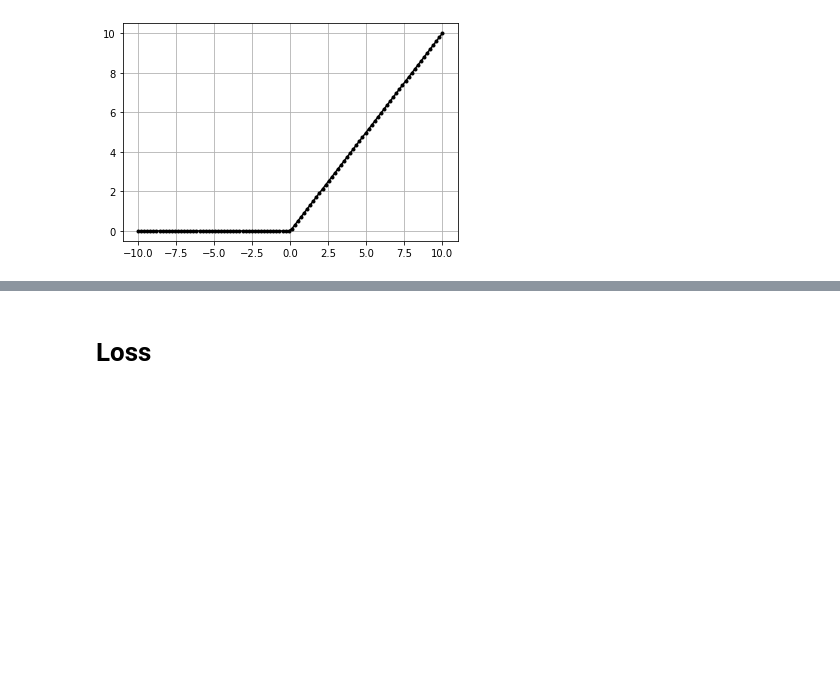
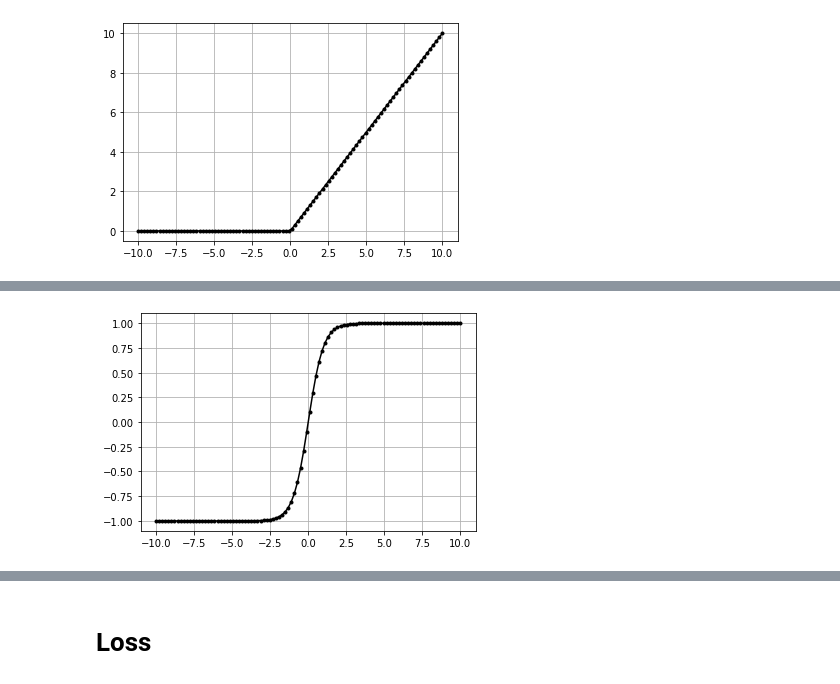
Before and after one commit to NishantBaheti/DeepLearningGuideBook, a Jupyter notebook: notebooks/ann.ipynb, the cells around one changed output, grey strips where cells are left out. Cells and saved outputs as stored; diff of their text form; code cells hidden in the pictures; blank space fills up the shorter version.

```diff
--- a/notebooks/ann.ipynb
+++ b/notebooks/ann.ipynb
@@ -430,0 +461,30 @@ plt.grid()
+# %%
+class ActivationTanh:
+
+    def forward(self, inputs):
+        """Apply Leaky ReLU to input
+
+        Args:
+            inputs (numpy.ndarray) : input matrix
+        """
+        self.inputs = inputs # save inputs
+
+#         # scratch
+#         ez = np.exp(inputs)
+#         e_z = np.exp(-inputs)
+#         self.output = (ez - e_z)/(ez + e_z)
+
+        self.output = np.tanh(inputs)
+
+    def backward(self, dvalues):
+        pass
+# %%
+data = np.linspace(-10, 10, 100)
+act = ActivationTanh()
+act.forward(data)
+
+
+plt.plot(data,act.output,'k.-')
+plt.grid()
+# %% [output]
+[figure, added]
```
Also changed, not shown: parts of 20 cells of this notebook, 3 other files.
